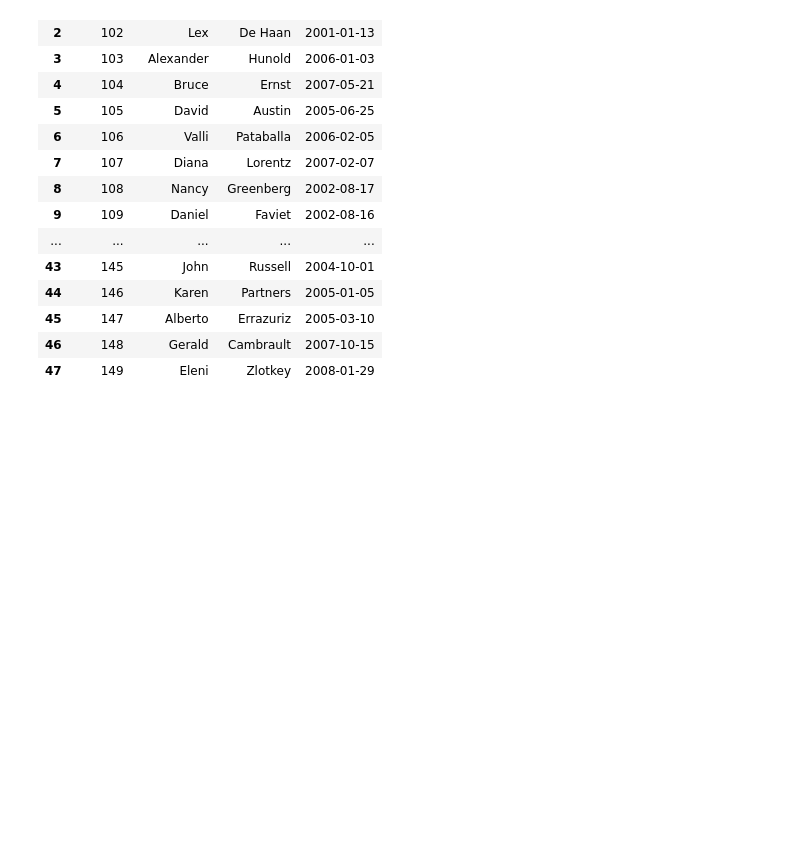
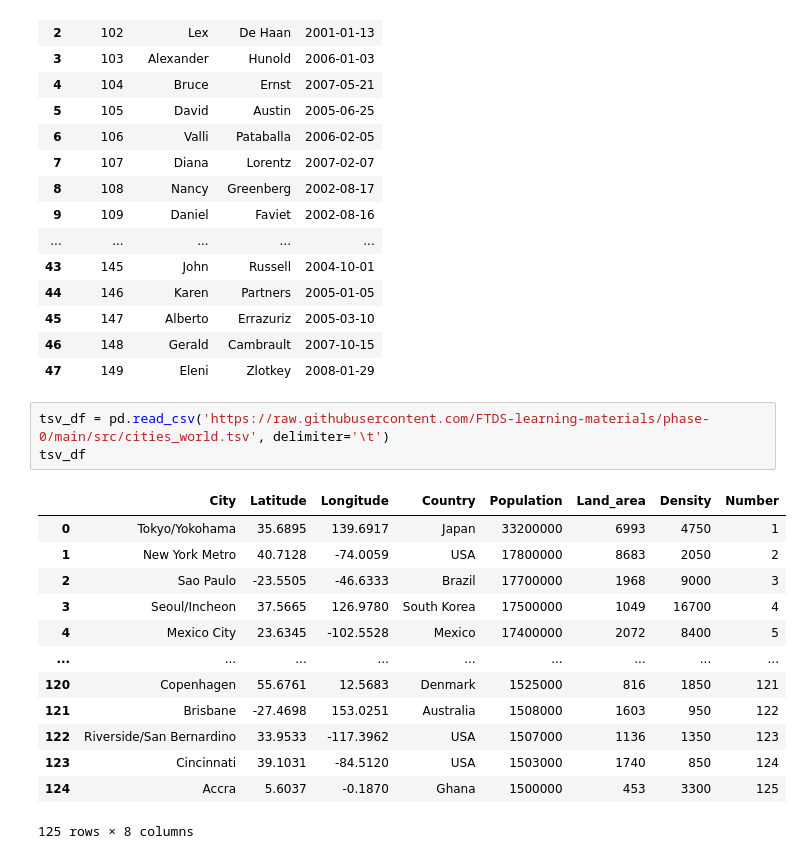
Before and after one commit to Z3R0xd/exercise-28-april, a Jupyter notebook: 08_May_2025/pandas_example.ipynb, the cells around one changed output. Drawn from its saved outputs; the diff is of its cells as text; blank space fills up the shorter version.

```diff
--- a/08_May_2025/pandas_example.ipynb
+++ b/08_May_2025/pandas_example.ipynb
@@ -127,3 +127,20 @@ emp
 | 45 | 147 | Alberto | Errazuriz | 2005-03-10 |
 | 46 | 148 | Gerald | Cambrault | 2007-10-15 |
 | 47 | 149 | Eleni | Zlotkey | 2008-01-29 |
+# %%
+tsv_df = pd.read_csv('https://raw.githubusercontent.com/FTDS-learning-materials/phase-0/main/src/cities_world.tsv', delimiter='\t')
+tsv_df
+# %% [output]
+|  | City | Latitude | Longitude | Country | Population | Land_area | Density | Number |
+| 0 | Tokyo/Yokohama | 35.6895 | 139.6917 | Japan | 33200000 | 6993 | 4750 | 1 |
+| 1 | New York Metro | 40.7128 | -74.0059 | USA | 17800000 | 8683 | 2050 | 2 |
+| 2 | Sao Paulo | -23.5505 | -46.6333 | Brazil | 17700000 | 1968 | 9000 | 3 |
+| 3 | Seoul/Incheon | 37.5665 | 126.9780 | South Korea | 17500000 | 1049 | 16700 | 4 |
+| 4 | Mexico City | 23.6345 | -102.5528 | Mexico | 17400000 | 2072 | 8400 | 5 |
+| ... | ... | ... | ... | ... | ... | ... | ... | ... |
+| 120 | Copenhagen | 55.6761 | 12.5683 | Denmark | 1525000 | 816 | 1850 | 121 |
+| 121 | Brisbane | -27.4698 | 153.0251 | Australia | 1508000 | 1603 | 950 | 122 |
+| 122 | Riverside/San Bernardino | 33.9533 | -117.3962 | USA | 1507000 | 1136 | 1350 | 123 |
+| 123 | Cincinnati | 39.1031 | -84.5120 | USA | 1503000 | 1740 | 850 | 124 |
+| 124 | Accra | 5.6037 | -0.1870 | Ghana | 1500000 | 453 | 3300 | 125 |
+125 rows × 8 columns
```
Also changed, not shown: parts of 2 cells of this notebook, 2 other files.
